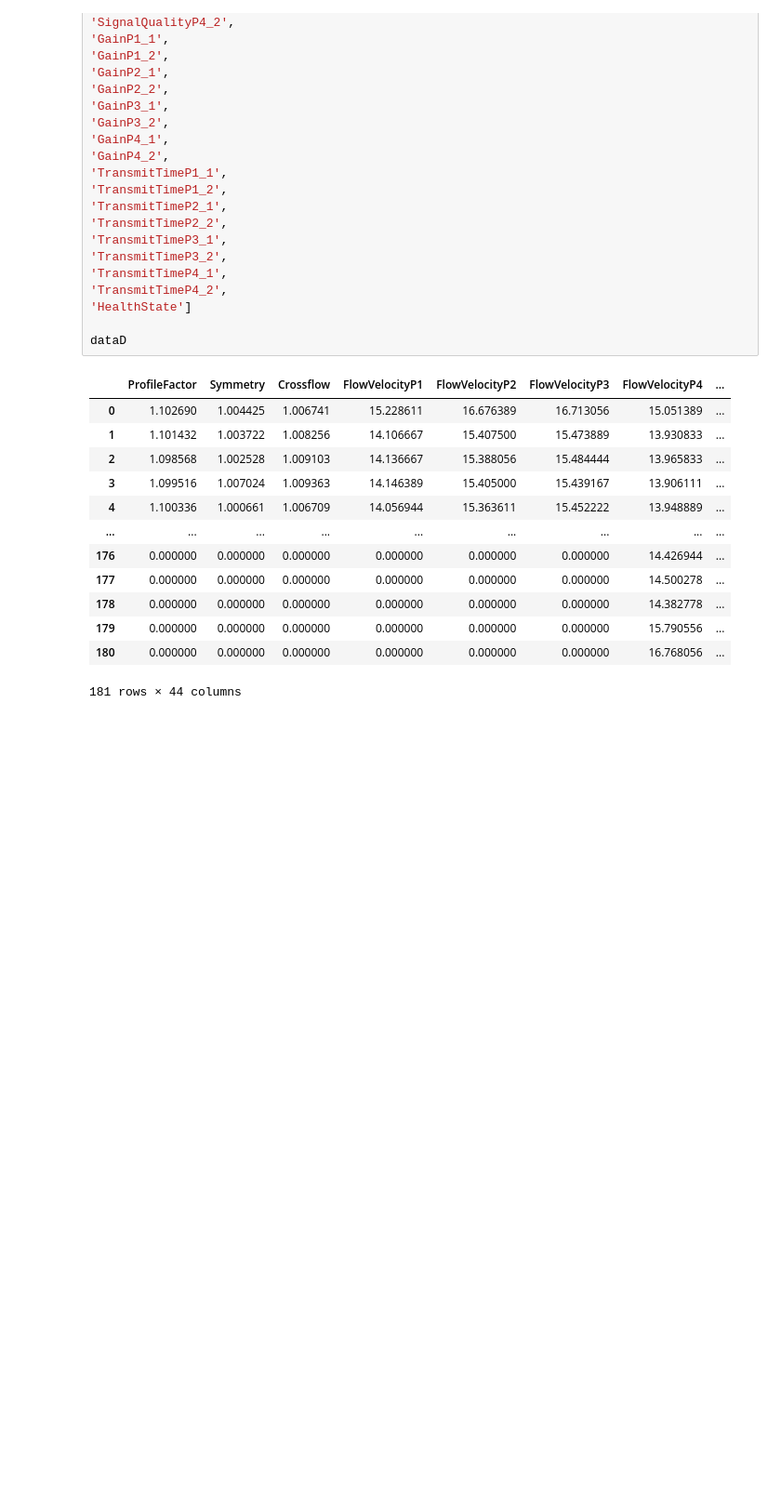
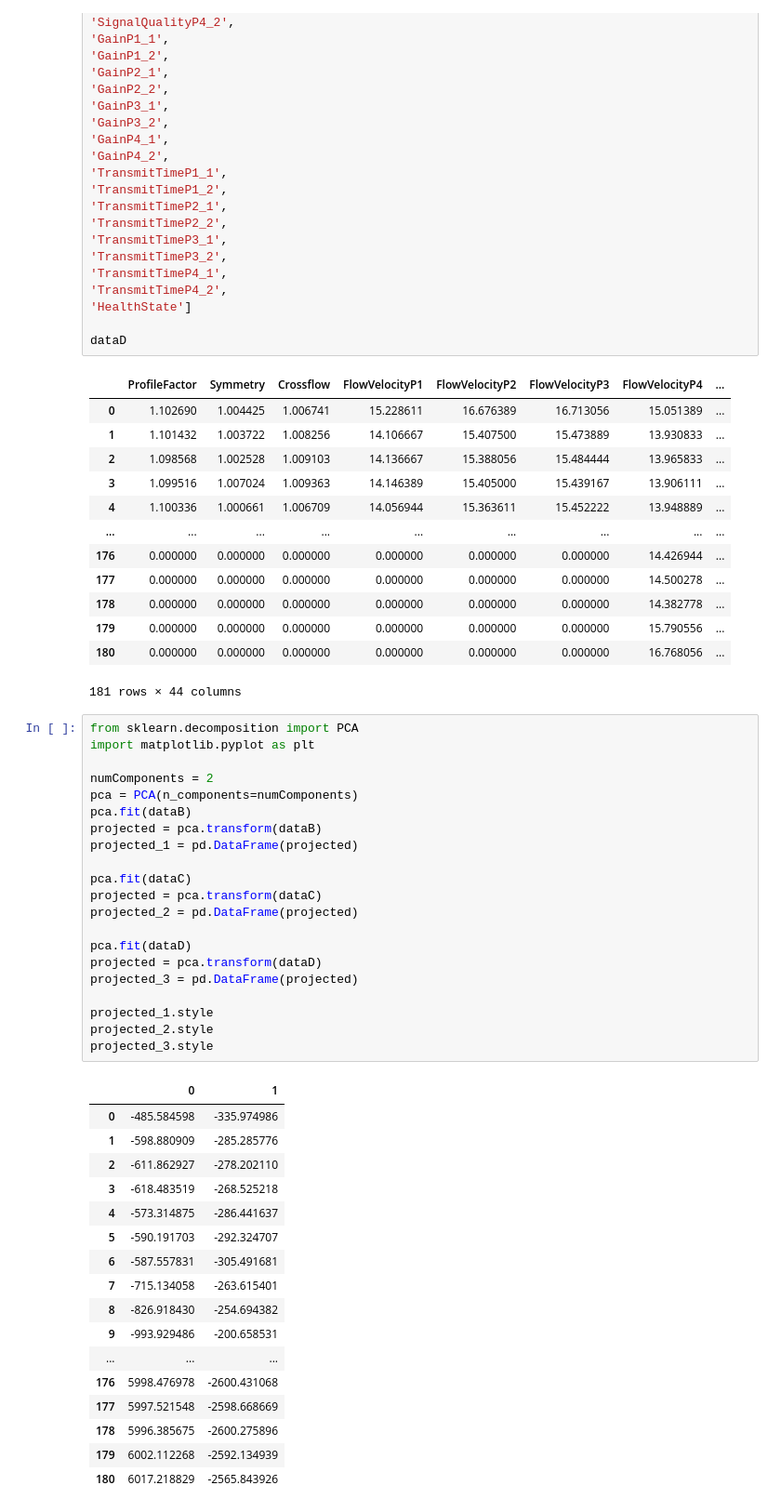
Before and after one commit to davidhgh/csc3005-AE, a Jupyter notebook: 3005_project.ipynb, the cells around one changed output. Shown: that part at 93% size. Cells and saved outputs as stored; diff of their text form; blank space fills up the shorter version.

```diff
--- a/3005_project.ipynb
+++ b/3005_project.ipynb
@@ -197,3 +204,42 @@ dataD
 | 179 | 0.000000 | 0.000000 | 0.000000 | 0.000000 | 0.000000 | 0.000000 | 15.790556 | ... |
 | 180 | 0.000000 | 0.000000 | 0.000000 | 0.000000 | 0.000000 | 0.000000 | 16.768056 | ... |
 181 rows × 44 columns
+# %%
+from sklearn.decomposition import PCA
+import matplotlib.pyplot as plt
+
+numComponents = 2
+pca = PCA(n_components=numComponents)
+pca.fit(dataB)
+projected = pca.transform(dataB)
+projected_1 = pd.DataFrame(projected)
+
+pca.fit(dataC)
+projected = pca.transform(dataC)
+projected_2 = pd.DataFrame(projected)
+
+pca.fit(dataD)
+projected = pca.transform(dataD)
+projected_3 = pd.DataFrame(projected)
+
+projected_1.style
+projected_2.style
+projected_3.style
+# %% [output]
+|  | 0 | 1 |
+| 0 | -485.584598 | -335.974986 |
+| 1 | -598.880909 | -285.285776 |
+| 2 | -611.862927 | -278.202110 |
+| 3 | -618.483519 | -268.525218 |
+| 4 | -573.314875 | -286.441637 |
+| 5 | -590.191703 | -292.324707 |
+| 6 | -587.557831 | -305.491681 |
+| 7 | -715.134058 | -263.615401 |
+| 8 | -826.918430 | -254.694382 |
+| 9 | -993.929486 | -200.658531 |
+| ... | ... | ... |
+| 176 | 5998.476978 | -2600.431068 |
+| 177 | 5997.521548 | -2598.668669 |
+| 178 | 5996.385675 | -2600.275896 |
+| 179 | 6002.112268 | -2592.134939 |
+| 180 | 6017.218829 | -2565.843926 |
```
Also changed, not shown: parts of 3 cells of this notebook.
